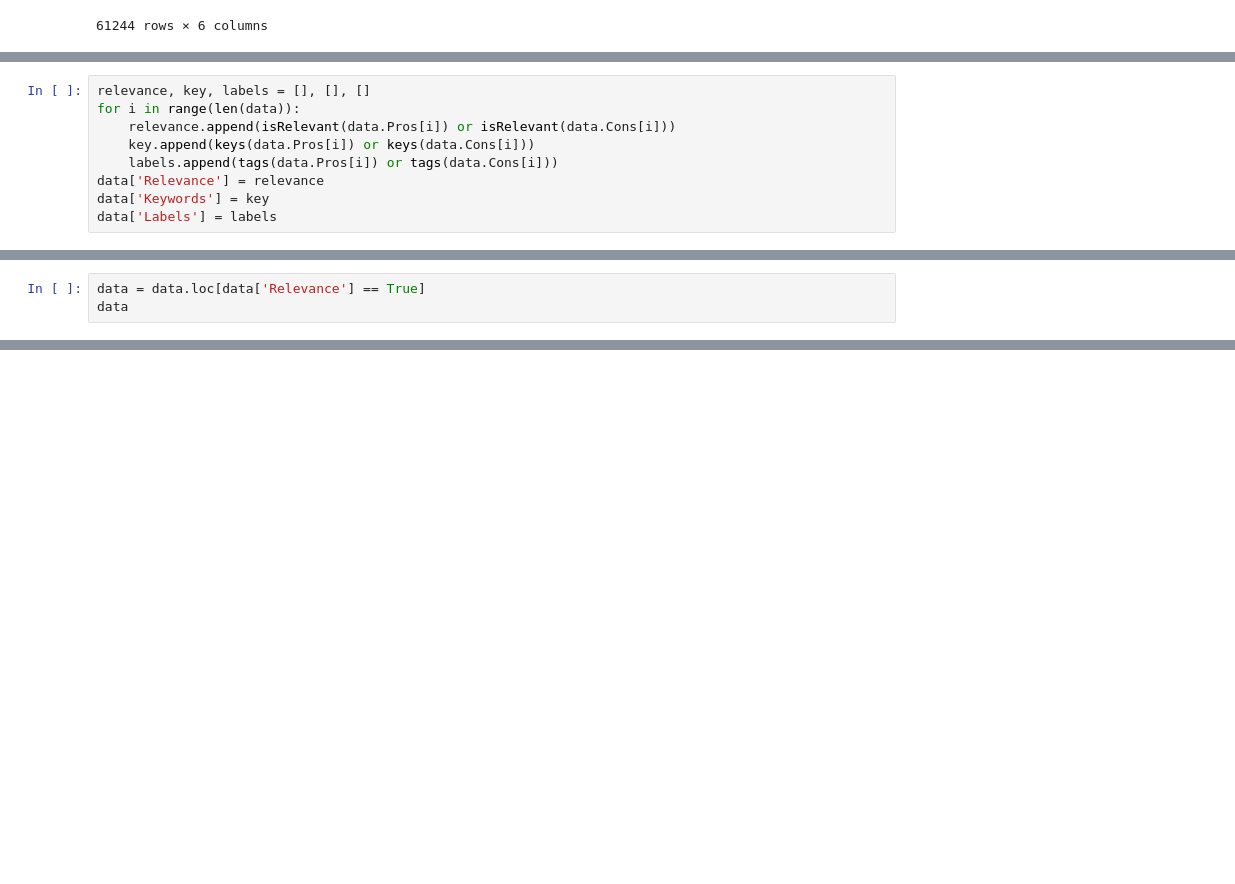
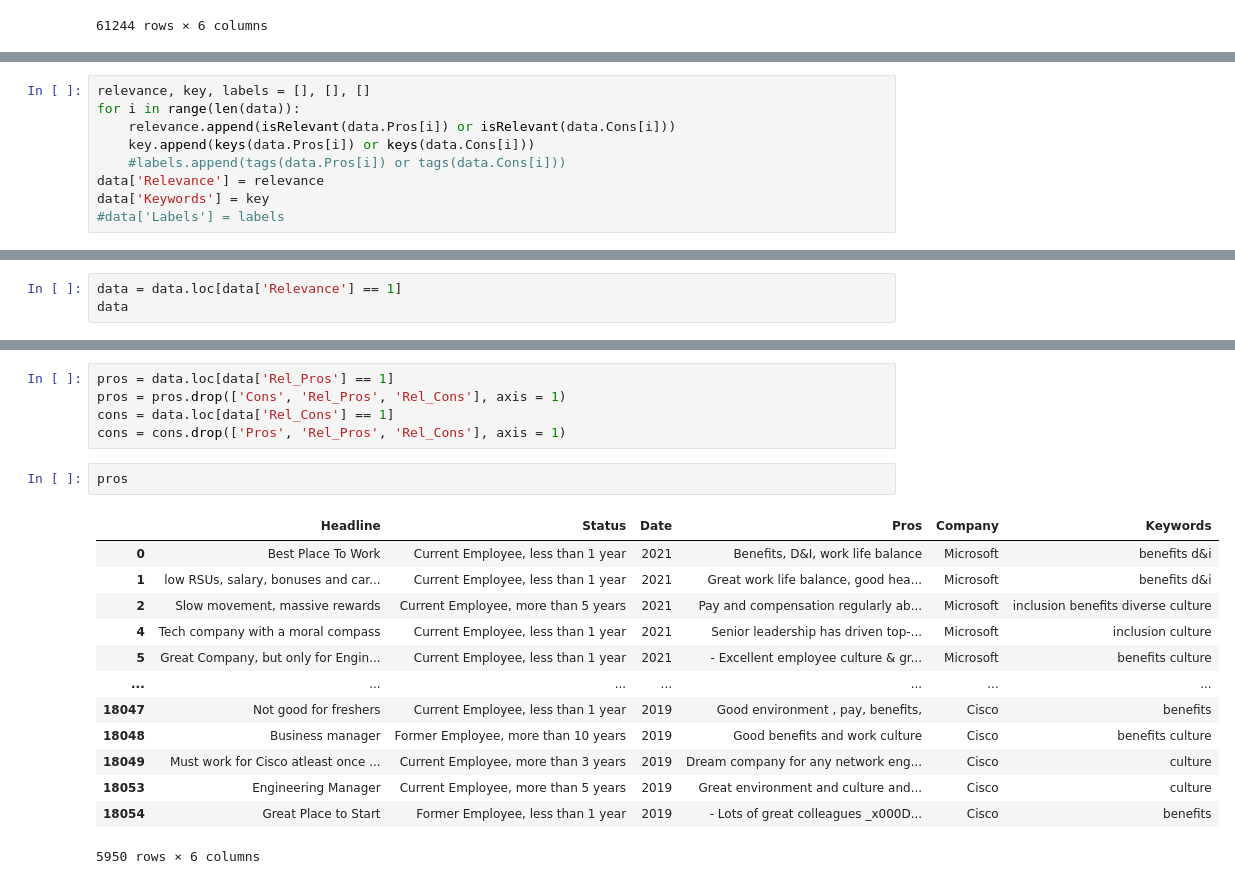
Before and after one commit to sawhney-kartik/inclusive-employement, a Jupyter notebook: Glassdoor/Glassdoor filtered.ipynb, the cells around one changed output, grey strips where cells are left out. Cells and saved outputs as stored; diff of their text form; blank space fills up the shorter version.

```diff
--- a/Glassdoor/Glassdoor filtered.ipynb
+++ b/Glassdoor/Glassdoor filtered.ipynb
@@ -91,7 +102,7 @@ relevance, key, labels = [], [], []
 for i in range(len(data)):
     relevance.append(isRelevant(data.Pros[i]) or isRelevant(data.Cons[i]))
     key.append(keys(data.Pros[i]) or keys(data.Cons[i]))
-    labels.append(tags(data.Pros[i]) or tags(data.Cons[i]))
+    #labels.append(tags(data.Pros[i]) or tags(data.Cons[i]))
 data['Relevance'] = relevance
 data['Keywords'] = key
-data['Labels'] = labels
+#data['Labels'] = labels
@@ -103,5 +125,5 @@ data['Relevance'].value_counts()
 Name: Relevance, dtype: int64
 # %%
-data = data.loc[data['Relevance'] == True]
+data = data.loc[data['Relevance'] == 1]
 data
 # %% [output]
@@ -144,0 +154,21 @@ data
+# %%
+pros = data.loc[data['Rel_Pros'] == 1]
+pros = pros.drop(['Cons', 'Rel_Pros', 'Rel_Cons'], axis = 1)
+cons = data.loc[data['Rel_Cons'] == 1]
+cons = cons.drop(['Pros', 'Rel_Pros', 'Rel_Cons'], axis = 1)
+# %%
+pros
+# %% [output]
+|  | Headline | Status | Date | Pros | Company | Keywords |
+| 0 | Best Place To Work | Current Employee, less than 1 year | 2021 | Benefits, D&I, work life balance | Microsoft | benefits d&i |
+| 1 | low RSUs, salary, bonuses and car... | Current Employee, less than 1 year | 2021 | Great work life balance, good hea... | Microsoft | benefits d&i |
+| 2 | Slow movement, massive rewards | Current Employee, more than 5 years | 2021 | Pay and compensation regularly ab... | Microsoft | inclusion benefits diverse culture |
+| 4 | Tech company with a moral compass | Current Employee, less than 1 year | 2021 | Senior leadership has driven top-... | Microsoft | inclusion culture |
+| 5 | Great Company, but only for Engin... | Current Employee, less than 1 year | 2021 | - Excellent employee culture & gr... | Microsoft | benefits culture |
+| ... | ... | ... | ... | ... | ... | ... |
+| 18047 | Not good for freshers | Current Employee, less than 1 year | 2019 | Good environment , pay, benefits, | Cisco | benefits |
+| 18048 | Business manager | Former Employee, more than 10 years | 2019 | Good benefits and work culture | Cisco | benefits culture |
+| 18049 | Must work for Cisco atleast once ... | Current Employee, more than 3 years | 2019 | Dream company for any network eng... | Cisco | culture |
+| 18053 | Engineering Manager | Current Employee, more than 5 years | 2019 | Great environment and culture and... | Cisco | culture |
+| 18054 | Great Place to Start | Former Employee, less than 1 year | 2019 | - Lots of great colleagues _x000D... | Cisco | benefits |
+5950 rows × 6 columns
```
Also changed, not shown: parts of 19 cells of this notebook, 3 other files.
